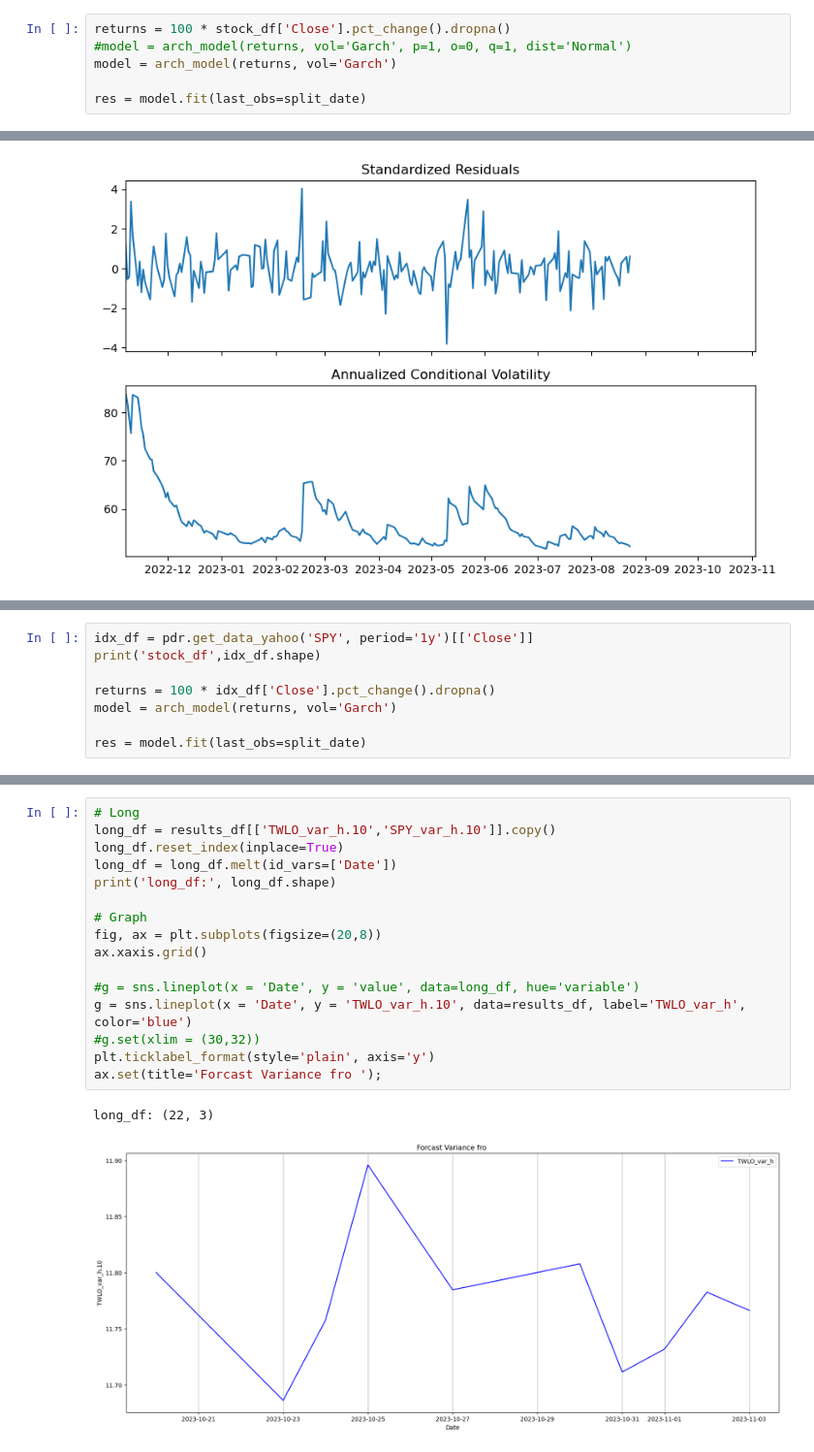
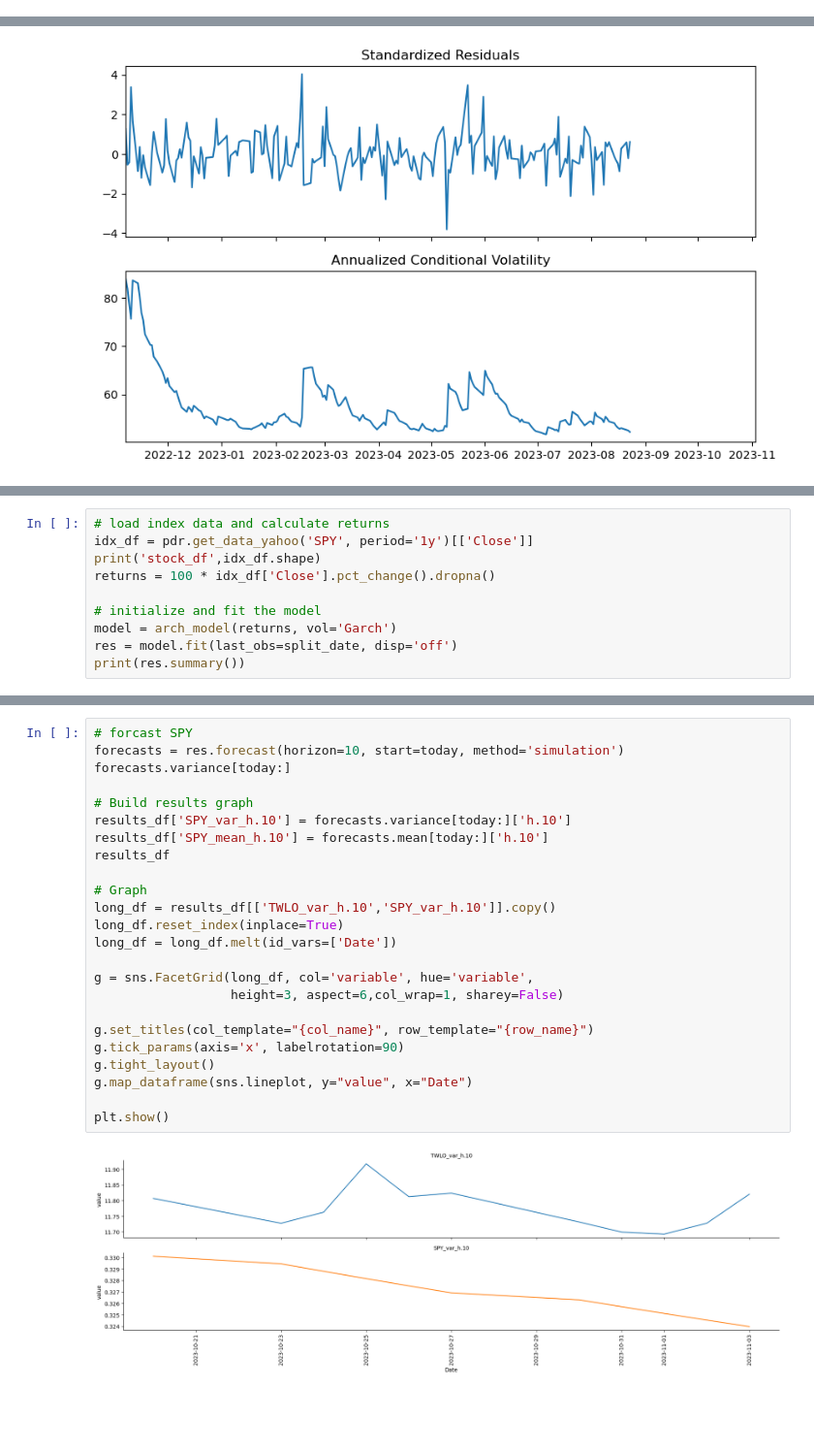
Before and after one commit to dsimband/DATA618, a Jupyter notebook: w10/DATA618_W10_ARCH-GARCH.ipynb, the cells around one changed output, grey strips where cells are left out. Shown at 97% size. Drawn from its saved outputs; the diff is of its cells as text; blank space fills up the shorter version.

Commit message:
load project

```diff
--- a/w10/DATA618_W10_ARCH-GARCH.ipynb
+++ b/w10/DATA618_W10_ARCH-GARCH.ipynb
@@ -295,6 +279,0 @@ stock_df (251, 1)
-# %%
-returns = 100 * stock_df['Close'].pct_change().dropna()
-#model = arch_model(returns, vol='Garch', p=1, o=0, q=1, dist='Normal')
-model = arch_model(returns, vol='Garch')
-
-res = model.fit(last_obs=split_date)
@@ -418,11 +313,13 @@ plt.show()
 # %%
+# load index data and calculate returns
 idx_df = pdr.get_data_yahoo('SPY', period='1y')[['Close']]
 print('stock_df',idx_df.shape)
+returns = 100 * idx_df['Close'].pct_change().dropna()
 
-returns = 100 * idx_df['Close'].pct_change().dropna()
+# initialize and fit the model
 model = arch_model(returns, vol='Garch')
-
-res = model.fit(last_obs=split_date)
+res = model.fit(last_obs=split_date, disp='off')
+print(res.summary())
 # %% [output]
 [*********************100%%**********************]  1 of 1 completed
 stock_df (251, 1)
@@ -485,19 +341,26 @@ results_df
 # %%
-# Long
+# forcast SPY
+forecasts = res.forecast(horizon=10, start=today, method='simulation')
+forecasts.variance[today:]
+
+# Build results graph
+results_df['SPY_var_h.10'] = forecasts.variance[today:]['h.10']
+results_df['SPY_mean_h.10'] = forecasts.mean[today:]['h.10']
+results_df
+
+# Graph
 long_df = results_df[['TWLO_var_h.10','SPY_var_h.10']].copy()
 long_df.reset_index(inplace=True)
 long_df = long_df.melt(id_vars=['Date'])
-print('long_df:', long_df.shape)
 
-# Graph
-fig, ax = plt.subplots(figsize=(20,8))
-ax.xaxis.grid()
+g = sns.FacetGrid(long_df, col='variable', hue='variable',
+                  height=3, aspect=6,col_wrap=1, sharey=False)
 
-#g = sns.lineplot(x = 'Date', y = 'value', data=long_df, hue='variable')
-g = sns.lineplot(x = 'Date', y = 'TWLO_var_h.10', data=results_df, label='TWLO_var_h', color='blue')
-#g.set(xlim = (30,32))
-plt.ticklabel_format(style='plain', axis='y')
-ax.set(title='Forcast Variance fro ');
+g.set_titles(col_template="{col_name}", row_template="{row_name}")
+g.tick_params(axis='x', labelrotation=90)
+g.tight_layout()
+g.map_dataframe(sns.lineplot, y="value", x="Date")
+
+plt.show()
 # %% [output]
-long_df: (22, 3)
-[figure, old version]
+[figure, new version]
```
Also changed, not shown: parts of 38 cells of this notebook, 6 other files.
